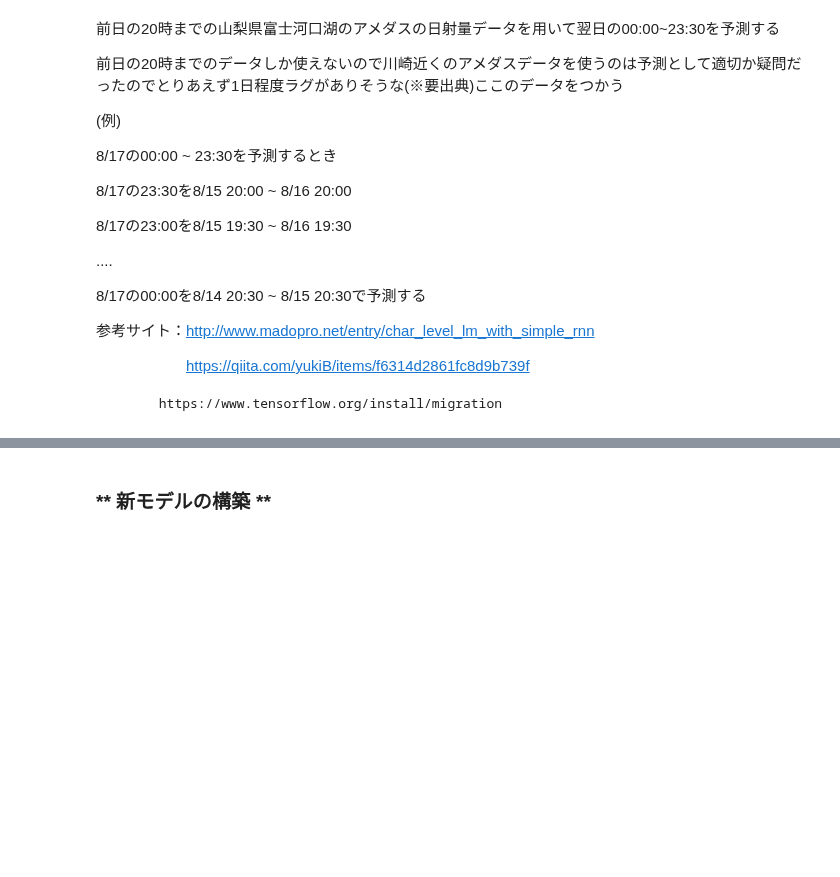
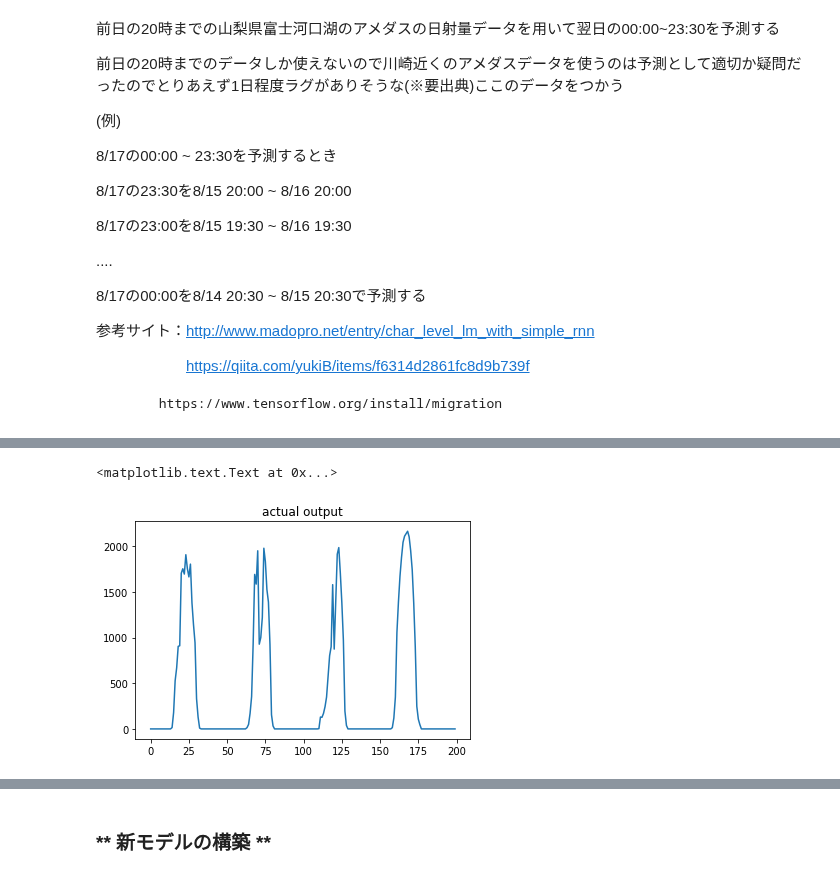
Before and after one commit to gciteam6/predict_amd, a Jupyter notebook: predict_SOLA01.ipynb, the cells around one changed output, grey strips where cells are left out. Saved outputs shown, nothing was run; the diff lists cells and outputs as text; code cells hidden in the pictures; blank space fills up the shorter version.

```diff
--- a/predict_SOLA01.ipynb
+++ b/predict_SOLA01.ipynb
@@ -418,0 +428,6 @@ predict_data.to_csv('data/predicted_data/predict_SOLA01.tsv', sep = '\t')
+# %%
+plt.plot(output_data['SOLA01'][0:200])
+plt.title("actual output")
+# %% [output]
+<matplotlib.text.Text at 0x...>
+[figure, added]
```
Also changed, not shown: parts of 9 cells of this notebook, 13 other files.
